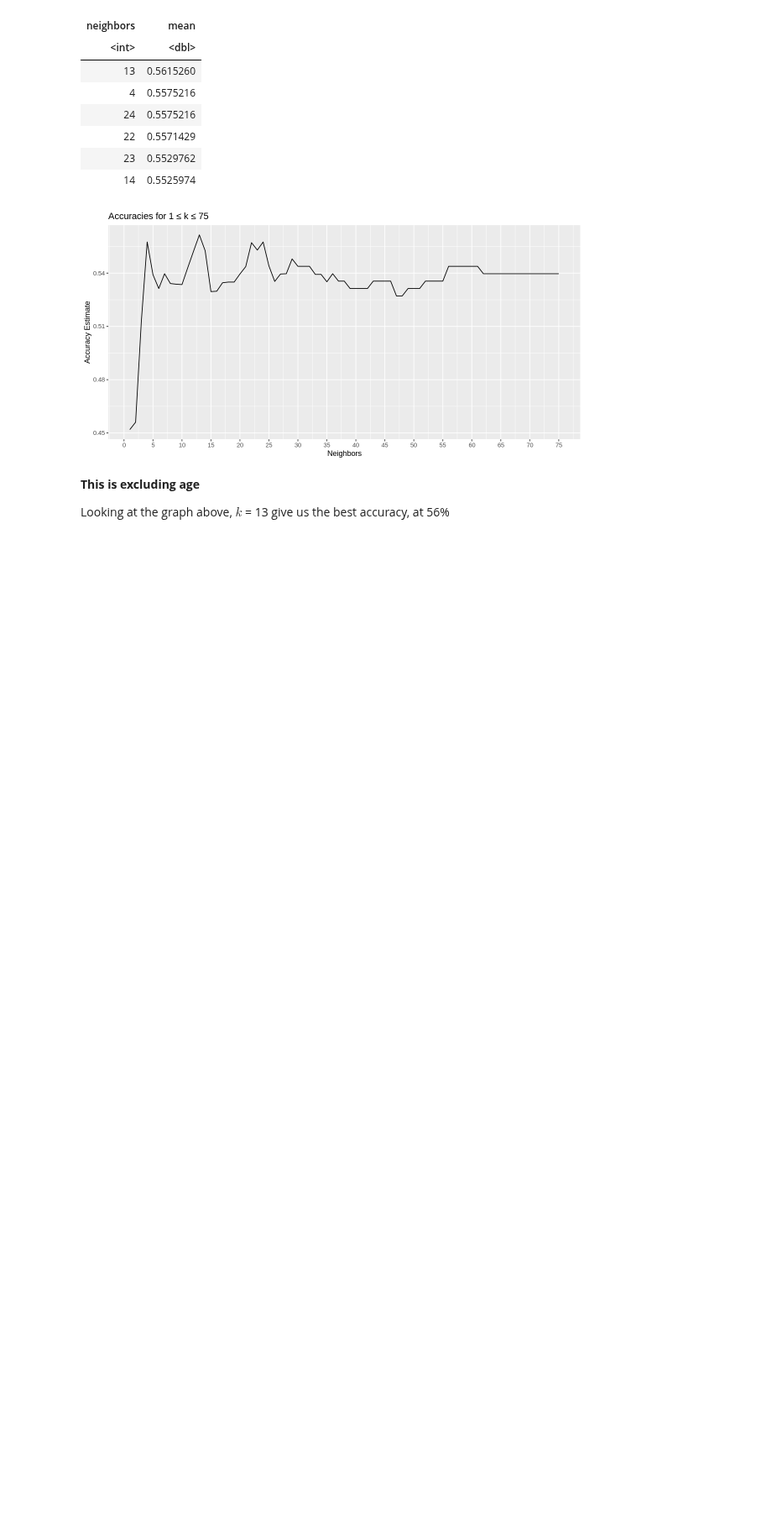
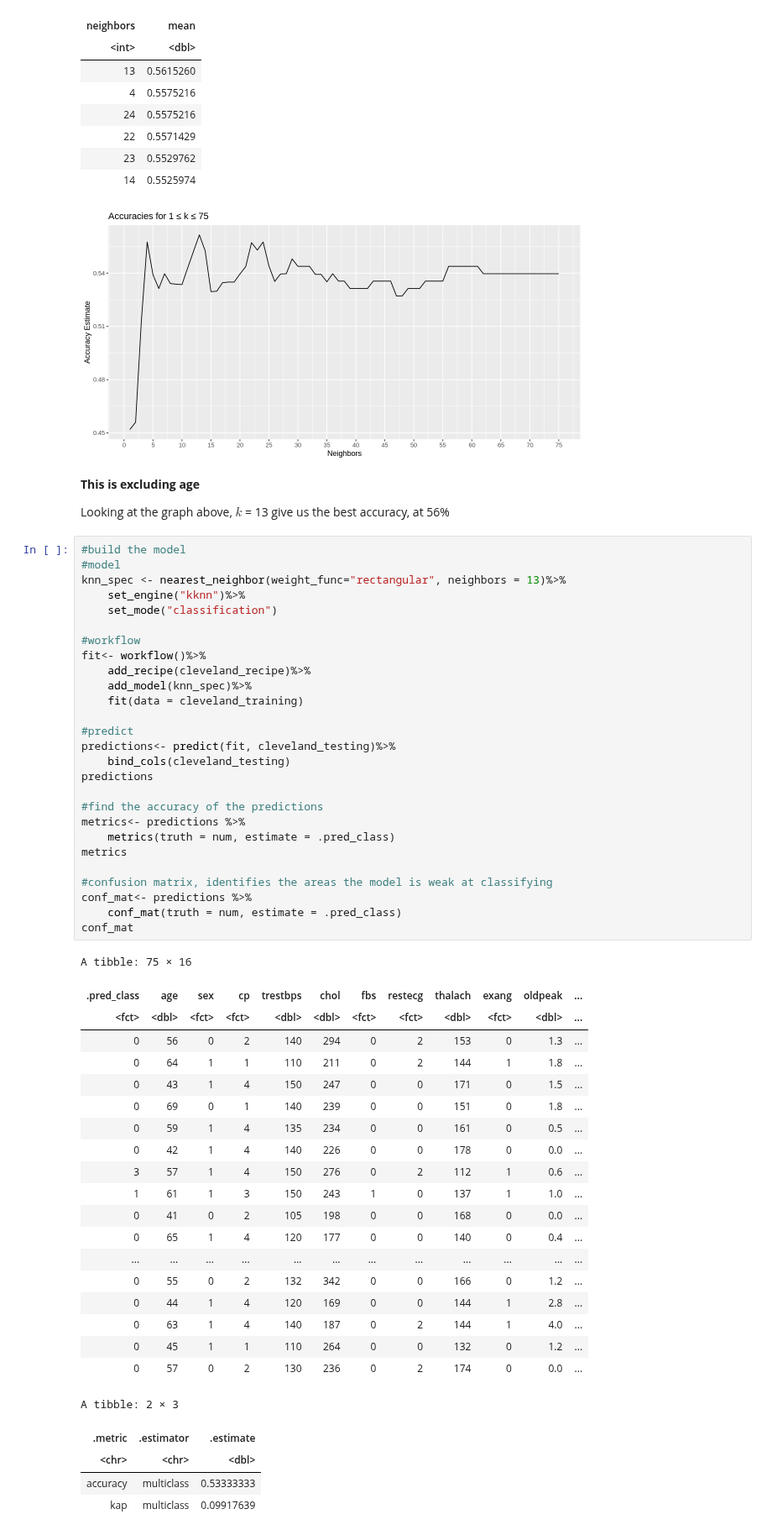
Before and after one commit to Agamchawla/group-29-project, a Jupyter notebook: group_29_project_report.ipynb, the cells around one changed output. Shown at 84% size. Cells and saved outputs as stored; diff of their text form; blank space fills up the shorter version.

```diff
--- a/group_29_project_report.ipynb
+++ b/group_29_project_report.ipynb
@@ -238,3 +220,55 @@ A tibble: 6 × 2
 **This is excluding age**
 
 Looking at the graph above, $k$ = 13 give us the best accuracy, at 56%
+# %%
+#build the model
+#model
+knn_spec <- nearest_neighbor(weight_func="rectangular", neighbors = 13)%>%
+    set_engine("kknn")%>%
+    set_mode("classification")
+
+#workflow
+fit<- workflow()%>%
+    add_recipe(cleveland_recipe)%>%
+    add_model(knn_spec)%>%
+    fit(data = cleveland_training)
+
+#predict
+predictions<- predict(fit, cleveland_testing)%>%
+    bind_cols(cleveland_testing)
+predictions
+
+#find the accuracy of the predictions
+metrics<- predictions %>%
+    metrics(truth = num, estimate = .pred_class)
+metrics
+
+#confusion matrix, identifies the areas the model is weak at classifying
+conf_mat<- predictions %>%
+    conf_mat(truth = num, estimate = .pred_class)
+conf_mat
+# %% [output]
+A tibble: 75 × 16
+| .pred_class | age | sex | cp | trestbps | chol | fbs | restecg | thalach | exang | oldpeak | ... |
+| <fct> | <dbl> | <fct> | <fct> | <dbl> | <dbl> | <fct> | <fct> | <dbl> | <fct> | <dbl> | ... |
+| 0 | 56 | 0 | 2 | 140 | 294 | 0 | 2 | 153 | 0 | 1.3 | ... |
+| 0 | 64 | 1 | 1 | 110 | 211 | 0 | 2 | 144 | 1 | 1.8 | ... |
+| 0 | 43 | 1 | 4 | 150 | 247 | 0 | 0 | 171 | 0 | 1.5 | ... |
+| 0 | 69 | 0 | 1 | 140 | 239 | 0 | 0 | 151 | 0 | 1.8 | ... |
+| 0 | 59 | 1 | 4 | 135 | 234 | 0 | 0 | 161 | 0 | 0.5 | ... |
+| 0 | 42 | 1 | 4 | 140 | 226 | 0 | 0 | 178 | 0 | 0.0 | ... |
+| 3 | 57 | 1 | 4 | 150 | 276 | 0 | 2 | 112 | 1 | 0.6 | ... |
+| 1 | 61 | 1 | 3 | 150 | 243 | 1 | 0 | 137 | 1 | 1.0 | ... |
+| 0 | 41 | 0 | 2 | 105 | 198 | 0 | 0 | 168 | 0 | 0.0 | ... |
+| 0 | 65 | 1 | 4 | 120 | 177 | 0 | 0 | 140 | 0 | 0.4 | ... |
+| ... | ... | ... | ... | ... | ... | ... | ... | ... | ... | ... | ... |
+| 0 | 55 | 0 | 2 | 132 | 342 | 0 | 0 | 166 | 0 | 1.2 | ... |
+| 0 | 44 | 1 | 4 | 120 | 169 | 0 | 0 | 144 | 1 | 2.8 | ... |
+| 0 | 63 | 1 | 4 | 140 | 187 | 0 | 2 | 144 | 1 | 4.0 | ... |
+| 0 | 45 | 1 | 1 | 110 | 264 | 0 | 0 | 132 | 0 | 1.2 | ... |
+| 0 | 57 | 0 | 2 | 130 | 236 | 0 | 2 | 174 | 0 | 0.0 | ... |
+A tibble: 2 × 3
+| .metric | .estimator | .estimate |
+| <chr> | <chr> | <dbl> |
+| accuracy | multiclass | 0.53333333 |
+| kap | multiclass | 0.09917639 |
```
Also changed, not shown: parts of 4 cells of this notebook.
